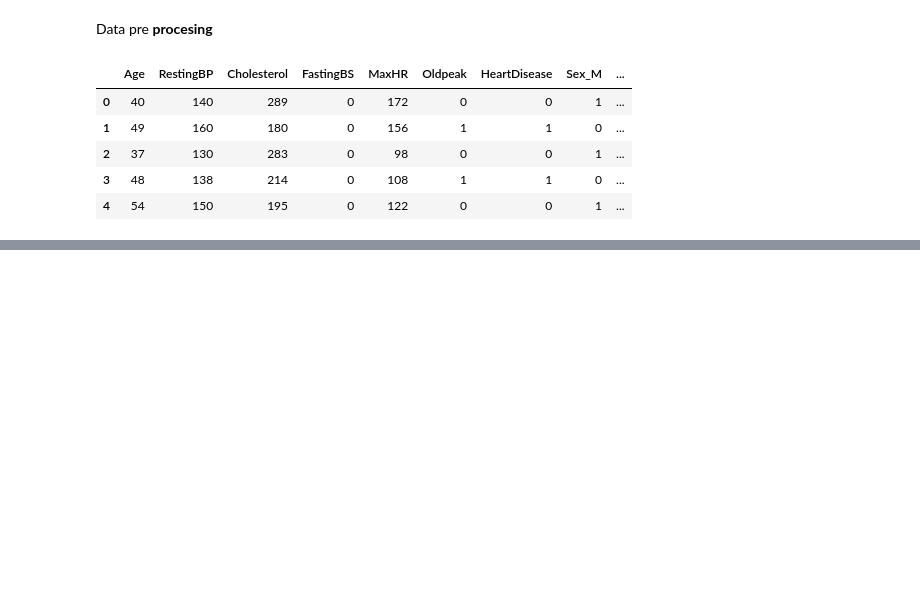
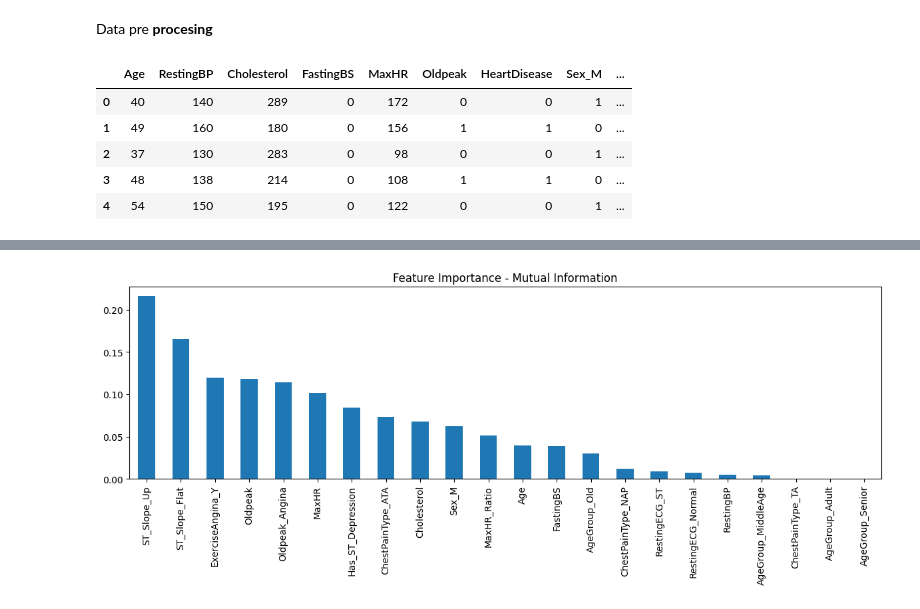
Before and after one commit to mubashirbappi5/ml-archive, a Jupyter notebook: Ml_P2.ipynb, the cells around one changed output, grey strips where cells are left out. Saved outputs shown, nothing was run; the diff lists cells and outputs as text; code cells hidden in the pictures; blank space fills up the shorter version.

Commit message:
implement Feature Engineering, Feature Extraction   & Feature Selection

```diff
--- a/Ml_P2.ipynb
+++ b/Ml_P2.ipynb
@@ -208,0 +248,5 @@ df_encode.head()
+# %%
+df['Oldpeak_Angina'] = (
+    df['Oldpeak'] *
+    (df['ExerciseAngina'] == 'Y').astype(int)
+)
@@ -208,0 +278,13 @@ df_encode.head()
+# %%
+from sklearn.preprocessing import StandardScaler
+
+scaler = StandardScaler()
+
+numerical_cols = [
+    'Age', 'RestingBP', 'Cholesterol',
+    'MaxHR', 'Oldpeak'
+]
+
+df_encode[numerical_cols] = scaler.fit_transform(
+    df_encode[numerical_cols]
+)
@@ -208,0 +301,16 @@ df_encode.head()
+# %%
+from sklearn.feature_selection import mutual_info_classif
+
+X = df_encode.drop('HeartDisease', axis=1)
+y = df_encode['HeartDisease']
+
+mi_scores = mutual_info_classif(
+    X, y, random_state=42
+)
+
+feature_scores = pd.Series(
+    mi_scores,
+    index=X.columns
+).sort_values(ascending=False)
+
+feature_scores
@@ -208,0 +336,11 @@ df_encode.head()
+# %%
+feature_scores.plot(
+    kind='bar',
+    figsize=(12, 5)
+)
+
+plt.title('Feature Importance - Mutual Information')
+plt.tight_layout()
+plt.show()
+# %% [output]
+[figure, added]
```
Also changed, not shown: parts of 13 cells of this notebook.
